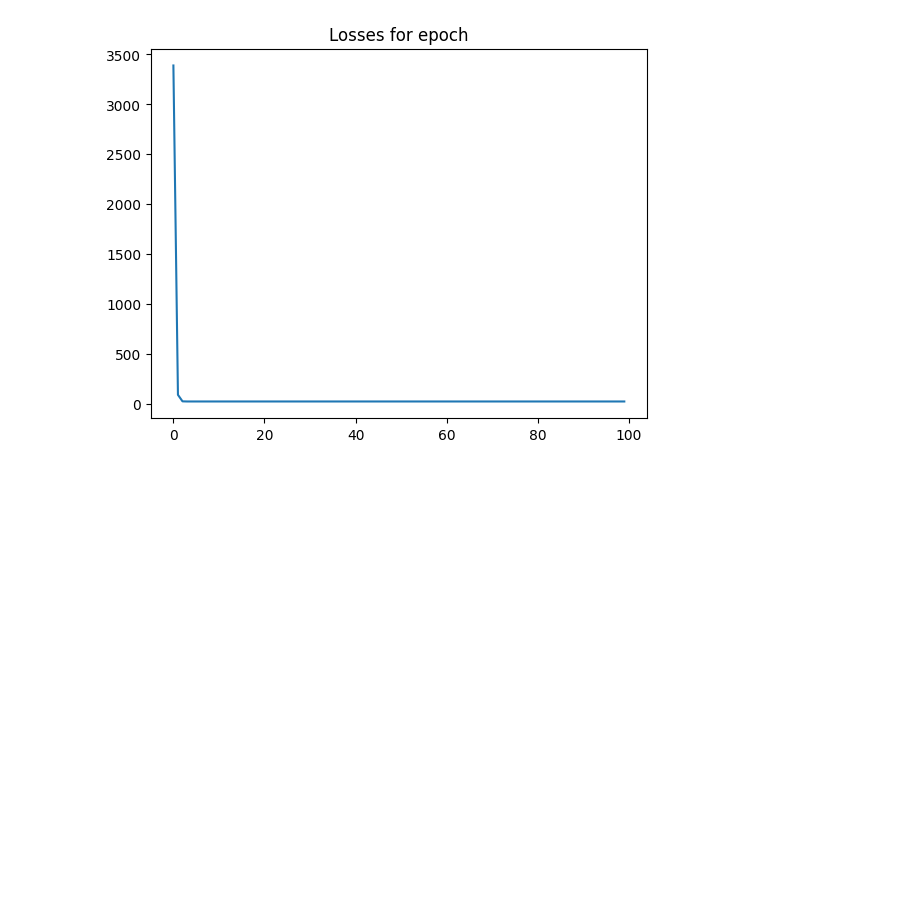
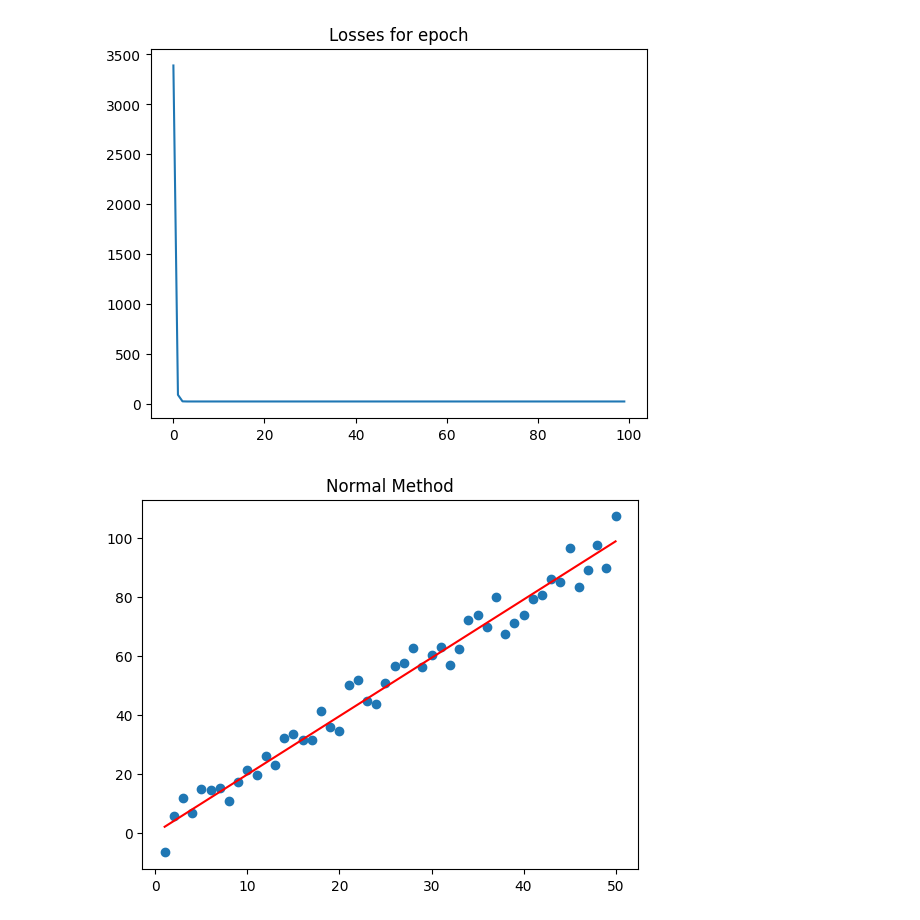
Before and after one commit to ItsKowshik/Machine_Learning, a Jupyter notebook: Linear Regression.ipynb, the cells around one changed output. Cells and saved outputs as stored; diff of their text form; code cells hidden in the pictures; blank space fills up the shorter version.

Commit message:
Added Normal Equations

```diff
--- a/Linear Regression.ipynb
+++ b/Linear Regression.ipynb
@@ -64,0 +58,10 @@ epoch_st = 100
+# %%
+#Linear Regression by Normal Method
+x_norm = np.hstack(((np.ones((len(x),1))),x))
+theta = np.dot(np.dot(np.linalg.inv(np.dot(x.T,x)),x.T),y)
+plt.scatter(x,y)
+plt.plot(x,np.dot(x,w),'r')
+plt.title('Normal Method')
+plt.show()
+# %% [output]
+[figure, added]
```
Also changed, not shown: parts of 1 cell of this notebook.
